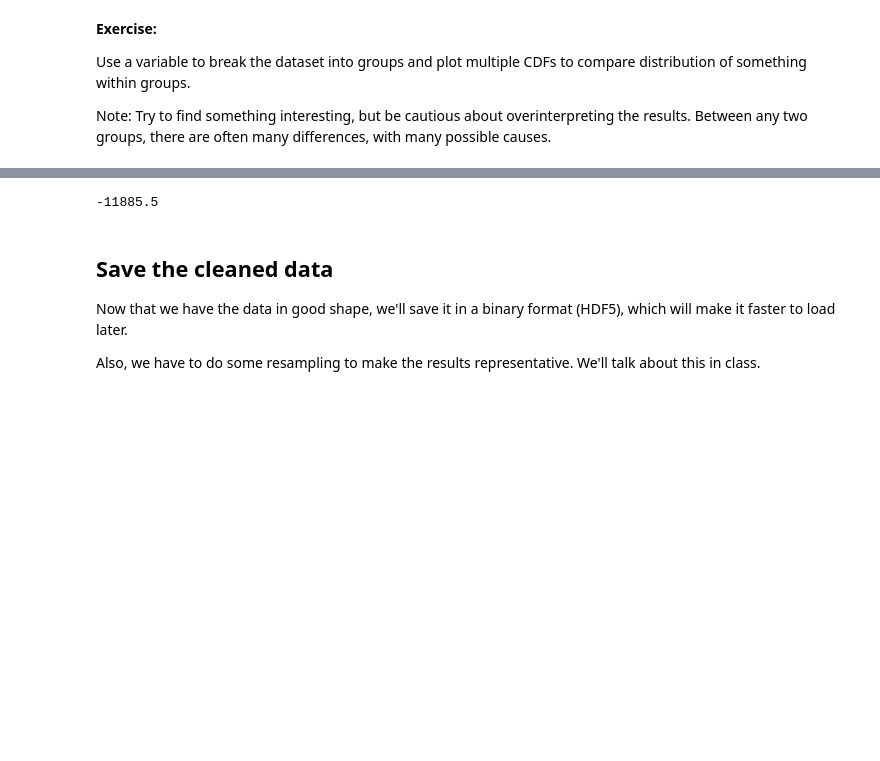
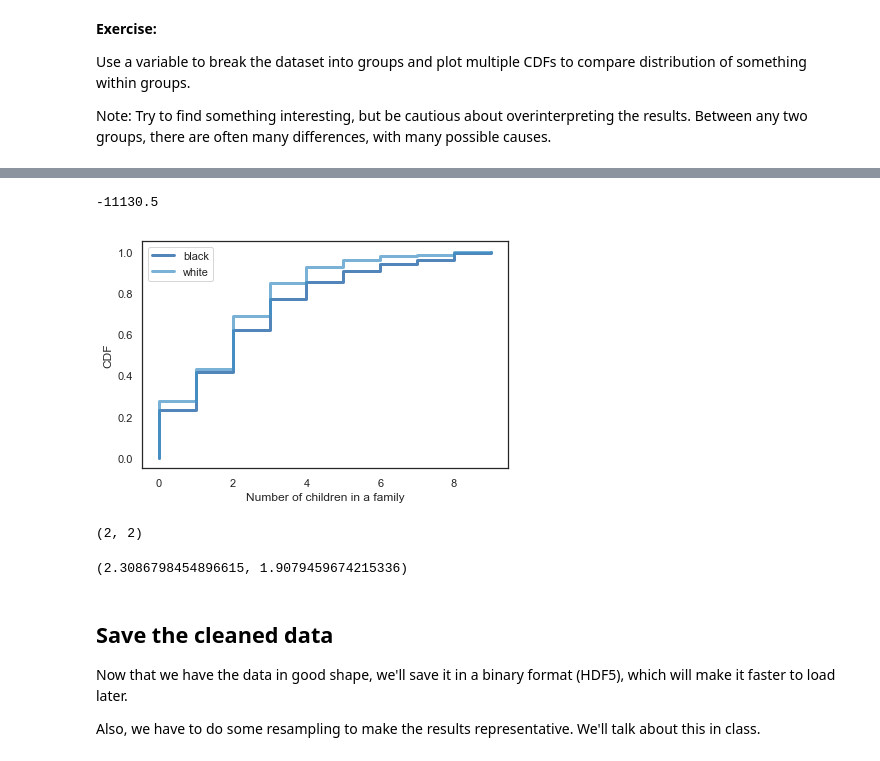
Before and after one commit to minhkhang1795/ThinkStats2, a Jupyter notebook: homeworks/homework01mine.ipynb, the cells around one changed output, grey strips where cells are left out. Saved outputs shown, nothing was run; the diff lists cells and outputs as text; code cells hidden in the pictures; blank space fills up the shorter version.

Commit message:
Add another CDF to homework1

```diff
--- a/homeworks/homework01mine.ipynb
+++ b/homeworks/homework01mine.ipynb
@@ -492,7 +492,34 @@ cdf_realinc_black.Percentile(50), cdf_realinc_white.Percentile(50)
-# %%
-cdf_realinc_black.Percentile(50) - cdf_realinc_white.Percentile(50)
-# %% [output]
--11885.5
+# %%
+# It seems like black people earn less than white people.
+cdf_realinc_black.Percentile(50) - cdf_realinc_white.Percentile(50)
+# %% [output]
+-11130.5
+# %%
+# Let's try another one: CDF of children in a family.
+childs_black = gss.childs[gss.race == 2]
+cdf_childs_black = Cdf(childs_black, label='black')
+childs_white = gss.childs[gss.race == 1]
+cdf_childs_white = Cdf(childs_white, label='white')
+# %%
+# Plot CDFs on the same axes.
+thinkplot.PrePlot(2)
+thinkplot.Cdfs([cdf_childs_black, cdf_childs_white])
+decorate(xlabel='Number of children in a family',
+         ylabel='CDF')
+# %% [output]
+[figure, added]
+# %%
+# Difference in median number of children in a family between the two groups.
+# The median does not show any difference.
+cdf_childs_black.Percentile(50), cdf_childs_white.Percentile(50)
+# %% [output]
+(2, 2)
+# %%
+# If we calculate the mean, we can find that black family seems
+# to have more kids than white family on average.
+childs_black.mean(), childs_white.mean()
+# %% [output]
+(2.3086798454896615, 1.9079459674215336)
 # %% [markdown]
 ## Save the cleaned data
 
```
Also changed, not shown: parts of 8 cells of this notebook.
